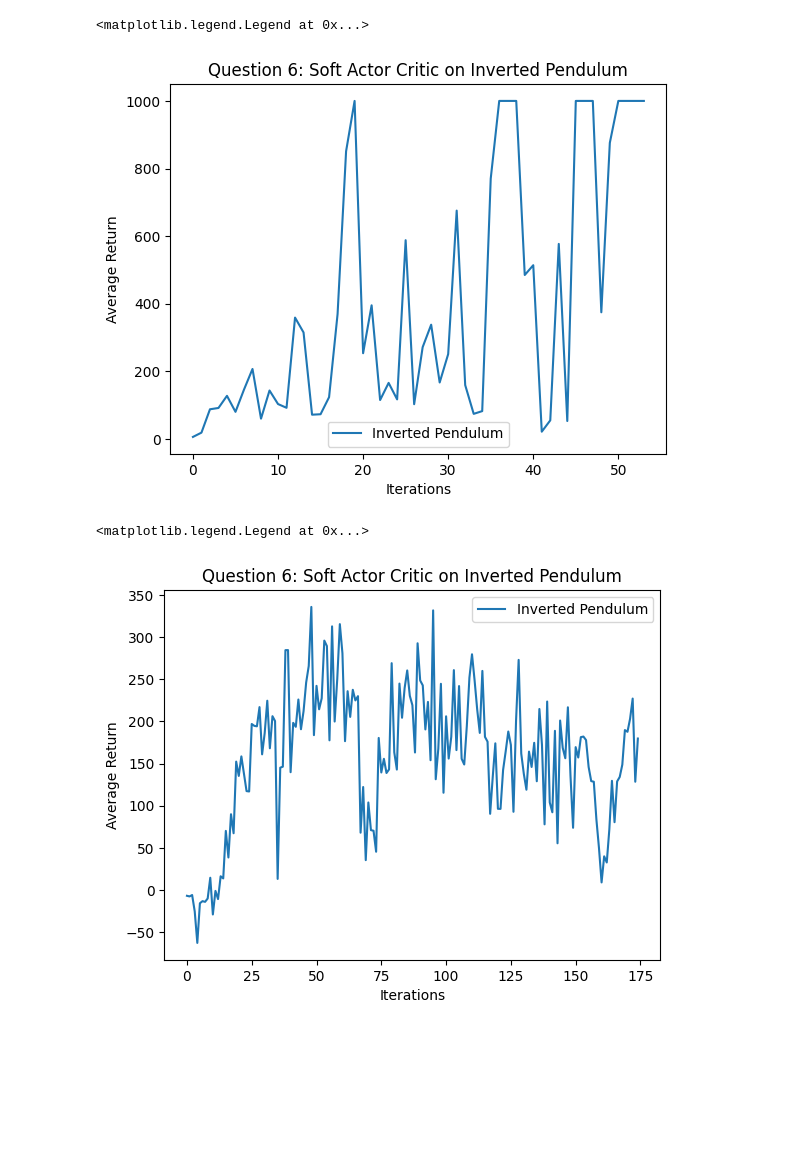
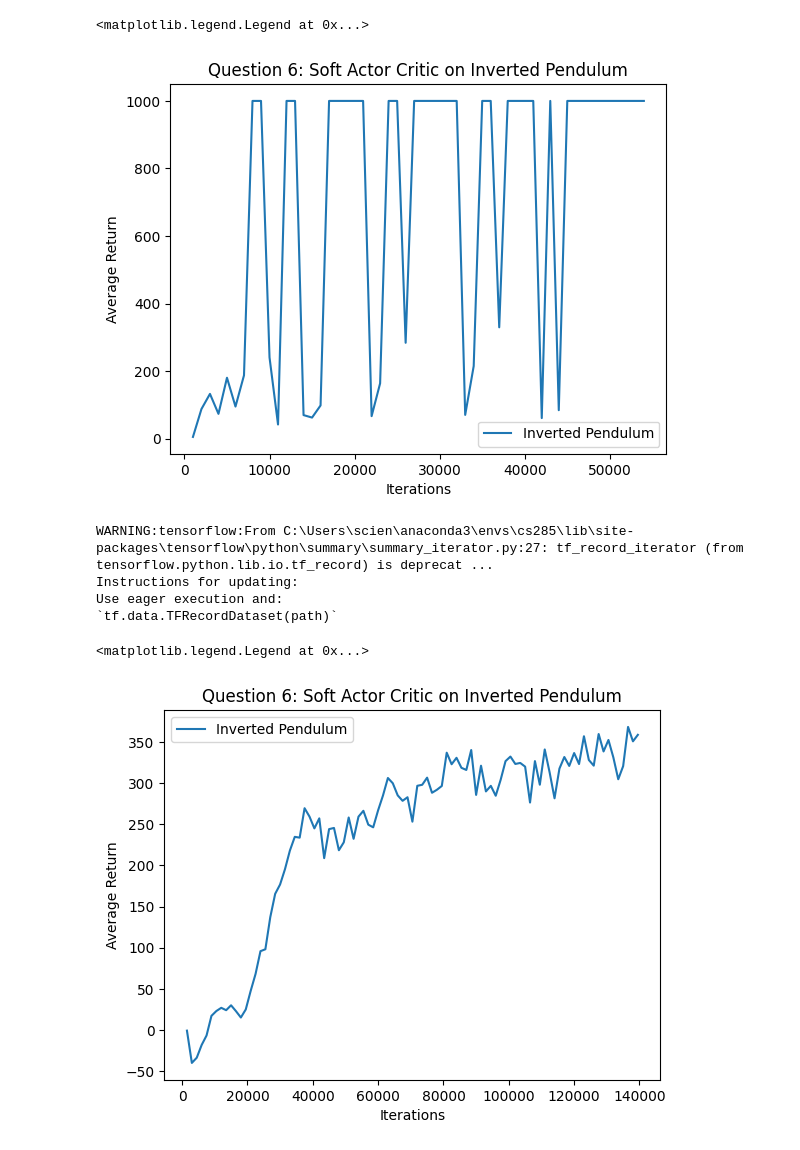
Before and after one commit to 0neDividedbyZer0/homework_fall2022, a Jupyter notebook: hw3/cs285/scripts/plots.ipynb, the cells around one changed output. Cells and saved outputs as stored; diff of their text form; code cells hidden in the pictures; blank space fills up the shorter version.

```diff
--- a/hw3/cs285/scripts/plots.ipynb
+++ b/hw3/cs285/scripts/plots.ipynb
@@ -163,26 +164,30 @@ plt.legend()
 # %%
-logdir = '../../data/q6b_sac_InvertedPendulum_new_InvertedPendulum-v4_06-10-2022_14-58-52/events*'
+logdir = '../../data/q6a_sac_InvertedPendulum_new_InvertedPendulum-v4_06-10-2022_14-58-52/events*'
 eventfile = glob.glob(logdir)[0]
-i, _, _, _q6_sac_inv_pendulum = get_section_results(eventfile)
+i, X, _, q6_sac_inv_pendulum = get_section_results(eventfile)
 
-plt.plot(i, q6_sac_inv_pendulum, label='Inverted Pendulum')
+plt.plot(X, q6_sac_inv_pendulum, label='Inverted Pendulum')
 plt.title("Question 6: Soft Actor Critic on Inverted Pendulum")
 plt.xlabel("Iterations")
 plt.ylabel("Average Return")
 plt.legend()
 # %% [output]
 <matplotlib.legend.Legend at 0x...>
-[figure, old version]
+[figure, new version]
 # %%
-logdir = '../../data/q6b_sac_HalfCheetah_default_HalfCheetah-v4_06-10-2022_13-14-54/events*'
+logdir = '../../data/q6b_sac_HalfCheetah_bug_HalfCheetah-v4_19-10-2022_00-15-19/events*'
 eventfile = glob.glob(logdir)[0]
-i, _, _, q6_sac_half_cheetah = get_section_results(eventfile)
+i, X, _, q6_sac_half_cheetah = get_section_results(eventfile)
 
-plt.plot(i, q6_sac_half_cheetah, label='Inverted Pendulum')
+plt.plot(X, q6_sac_half_cheetah, label='Inverted Pendulum')
 plt.title("Question 6: Soft Actor Critic on Inverted Pendulum")
 plt.xlabel("Iterations")
 plt.ylabel("Average Return")
 plt.legend()
 # %% [output]
-<matplotlib.legend.Legend at 0x...>
+WARNING:tensorflow:From C:\Users\scien\anaconda3\envs\cs285\lib\site-packages\tensorflow\python\summary\summary_iterator.py:27: tf_record_iterator (from tensorflow.python.lib.io.tf_record) is deprecat ...
+Instructions for updating:
+Use eager execution and:
+`tf.data.TFRecordDataset(path)`
+<matplotlib.legend.Legend at 0x...>
-[figure, old version]
+[figure, new version]
```
Also changed, not shown: parts of 6 cells of this notebook, 18 other files.
